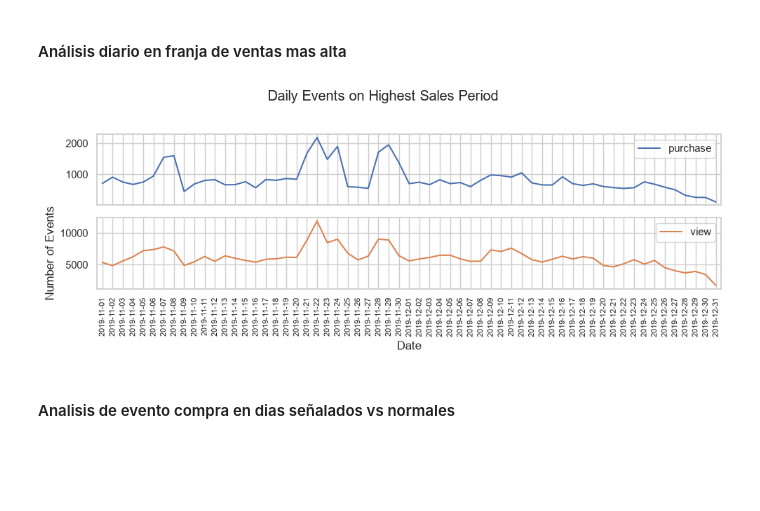
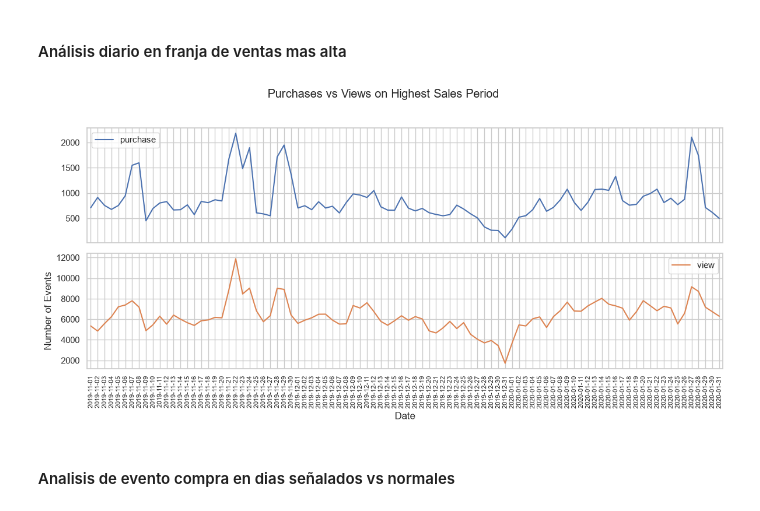
Before and after one commit to jordipsans/ecommerce-growth-analytics, a Jupyter notebook: notebooks/03_CustomerAnalysis.ipynb, the cells around one changed output. Saved outputs shown, nothing was run; the diff lists cells and outputs as text; code cells hidden in the pictures; blank space fills up the shorter version.

```diff
--- a/notebooks/03_CustomerAnalysis.ipynb
+++ b/notebooks/03_CustomerAnalysis.ipynb
@@ -594,30 +570,30 @@ Se observan picos de ventas en las dos ultimas semanas de Noviembrey primera de
 #### Análisis diario en franja de ventas mas alta
 # %%
 #Dataset a nivel diario en franja de mas ventas
-res_dia = df.loc['2019-11' : '2019-12'].groupby('event').resample('D').size().unstack(level=0)
+res_dia = df.loc['2019-11-01' : '2020-01-31'].groupby('event').resample('D').size().unstack(level=0)
 res_dia.drop(columns=['remove_from_cart','cart'], inplace=True)
 res_dia.index = res_dia.index.astype(str)
 # %%
 res_dia.index = res_dia.index.astype(str)
-res_dia.plot(figsize=(10, 4), subplots=True)
+res_dia.plot(figsize=(12, 6), subplots=True)
 
-plt.suptitle("Daily Events on Highest Sales Period")
+plt.suptitle("Purchases vs Views on Highest Sales Period")
 plt.xlabel("Date")
 plt.ylabel("Number of Events")
 
 plt.xticks(
     ticks=range(len(res_dia.index)),
     labels=res_dia.index,
     fontsize=8,
     rotation= 90,
     ha="center"
 )
 plt.xlim(-0.5, len(res_dia.index) - 0.5)
 plt.tight_layout(rect=[0, 0, 1, 0.96])
-
+plt.savefig(GRAPHICS_PATH / "purchases_views_on_high_sales_period.png", dpi=300, bbox_inches="tight")
 plt.show()
 # %% [output]
-[figure, old version]
+[figure, new version]
 # %% [markdown]
 #### Analisis de evento compra en dias señalados vs normales
 # %%
```
Also changed, not shown: parts of 53 cells of this notebook, 18 other files.
